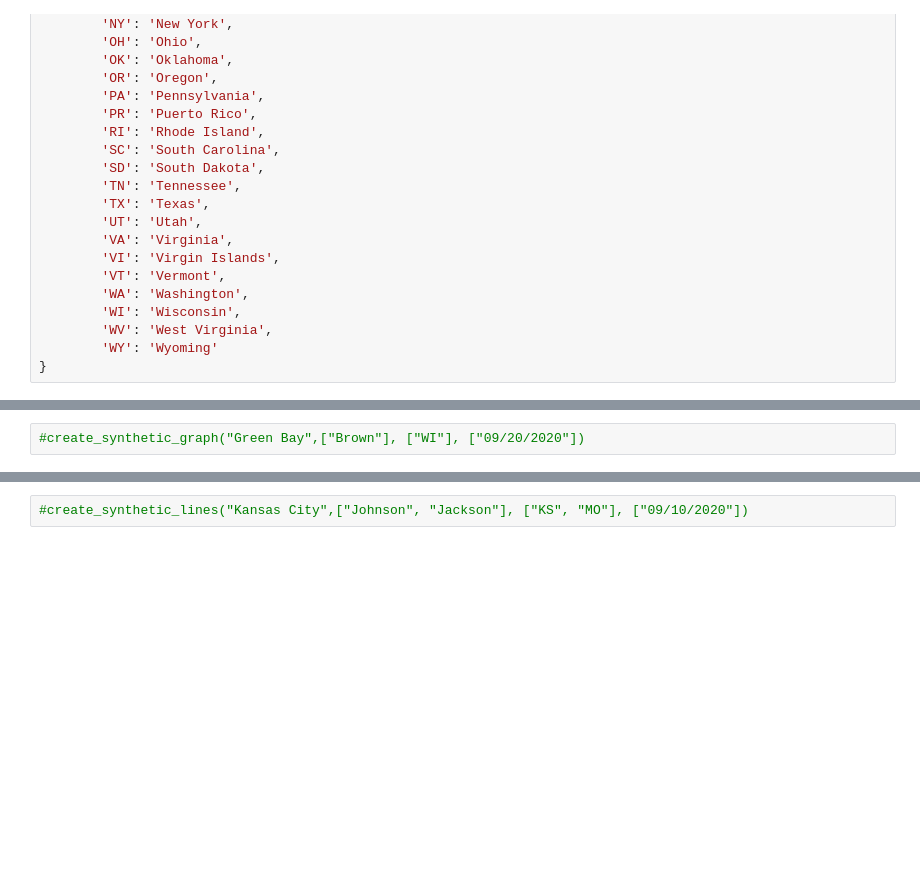
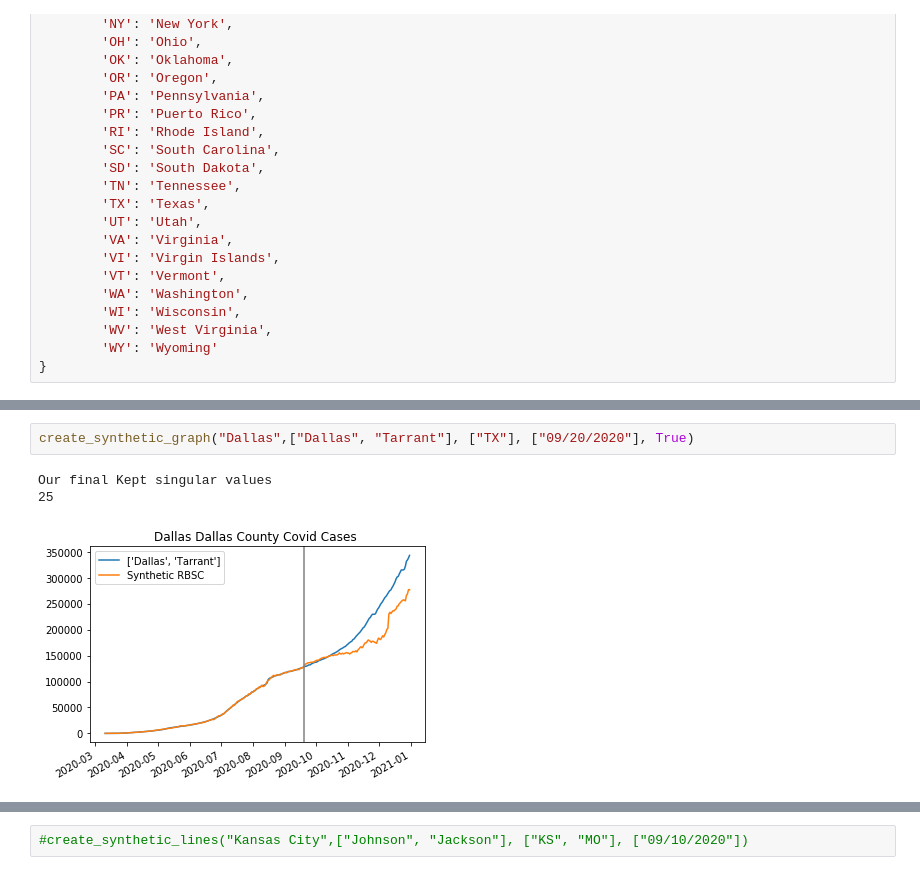
Before and after one commit to Joshuashou/Synthetic-Control-Paper-Model, a Jupyter notebook: Synthetic Control paper.ipynb, the cells around one changed output, grey strips where cells are left out. Drawn from its saved outputs; the diff is of its cells as text; blank space fills up the shorter version.

```diff
--- a/Synthetic Control paper.ipynb
+++ b/Synthetic Control paper.ipynb
@@ -650,5 +500,9 @@ def create_synthetic_lines(team_name_str, stadium_county_str, state_str, interve
-# %%
-#create_synthetic_graph("Green Bay",["Brown"], ["WI"], ["09/20/2020"])
+# %%
+create_synthetic_graph("Dallas",["Dallas", "Tarrant"], ["TX"], ["09/20/2020"], True)
+# %% [output]
+Our final Kept singular values
+25
+[figure, added]
 # %%
 #Compute graphs for all combinations
 
```
Also changed, not shown: parts of 13 cells of this notebook.
